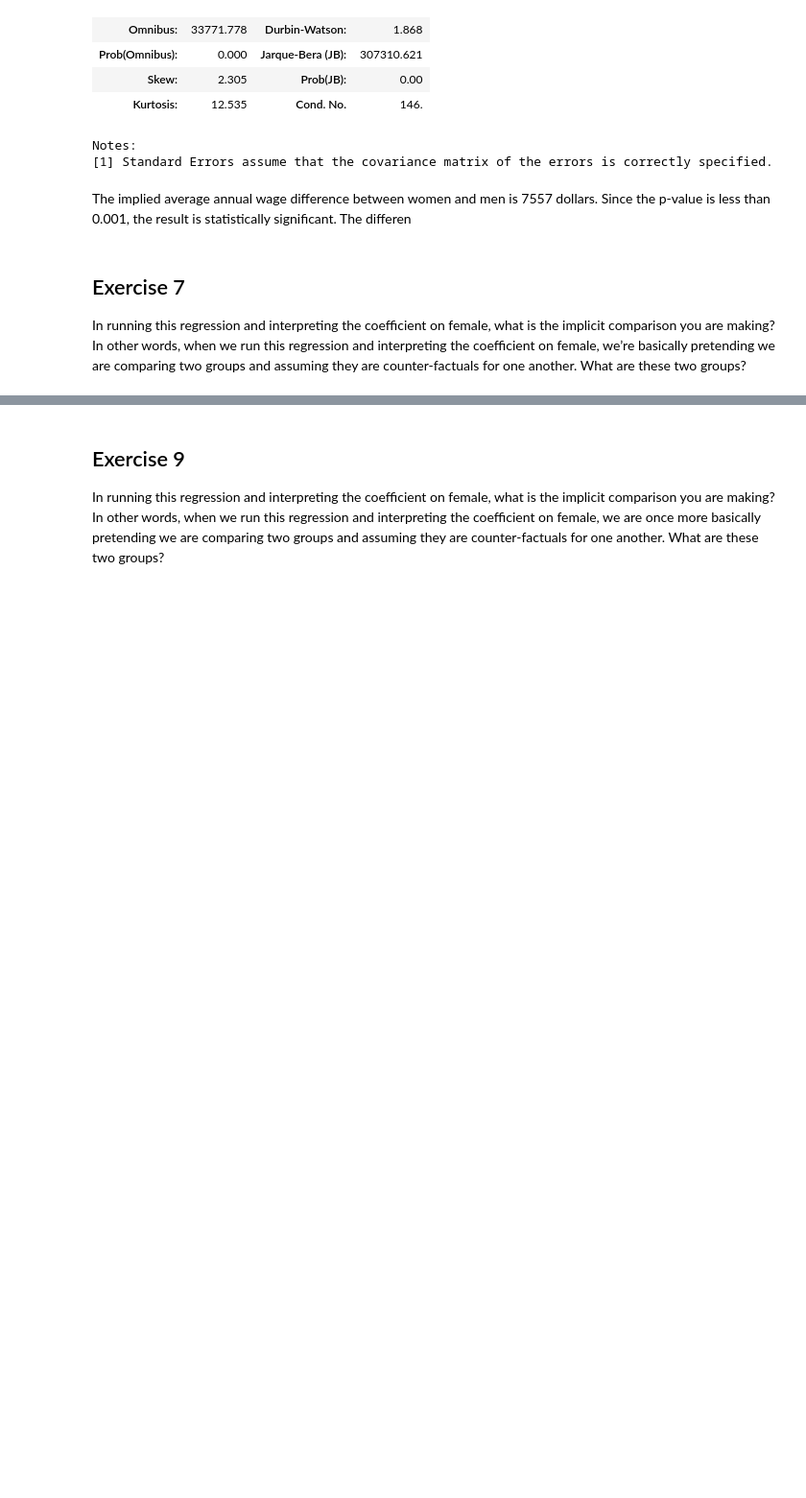
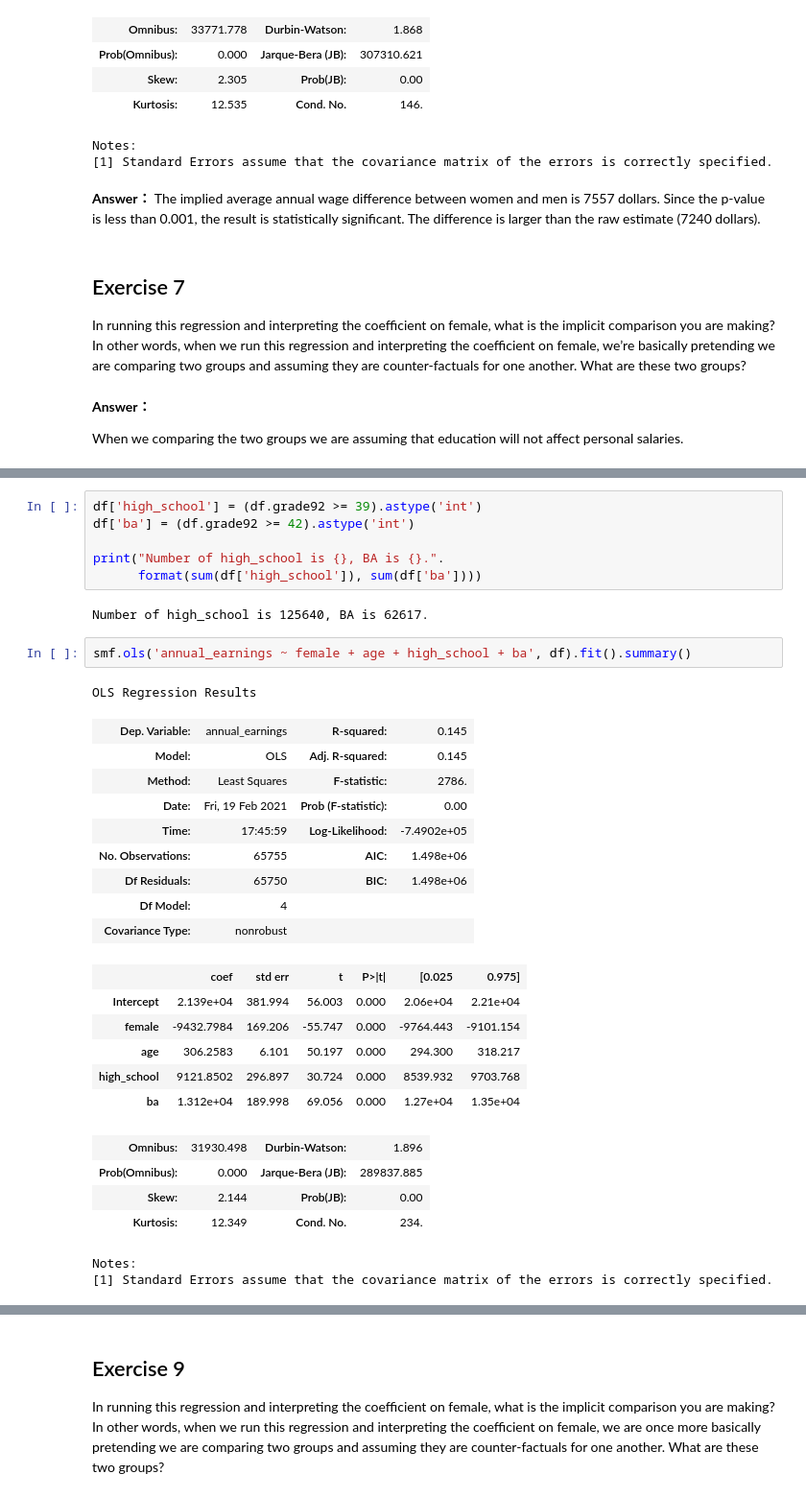
Before and after one commit to gamecicn/ids701_assignment, a Jupyter notebook: as3_discrimination.ipynb, the cells around one changed output, grey strips where cells are left out. Shown at 96% size. Cells and saved outputs as stored; diff of their text form; blank space fills up the shorter version.

```diff
--- a/as3_discrimination.ipynb
+++ b/as3_discrimination.ipynb
@@ -140,10 +137,14 @@ OLS Regression Results
 Notes:
 [1] Standard Errors assume that the covariance matrix of the errors is correctly specified.
 # %% [markdown]
-The implied average annual wage difference between women and men is 7557 dollars. Since the p-value is less than 0.001, the result is statistically significant. The differen
+**Answer：** The implied average annual wage difference between women and men is 7557 dollars. Since the p-value is less than 0.001, the result is statistically significant. The difference is larger than the raw estimate (7240 dollars).
 # %% [markdown]
 ## Exercise 7
 In running this regression and interpreting the coefficient on female, what is the implicit comparison you are making? In other words, when we run this regression and interpreting the coefficient on female, we’re basically pretending we are comparing two groups and assuming they are counter-factuals for one another. What are these two groups?
+# %% [markdown]
+**Answer：**
+
+When we comparing the two groups we are assuming that education will not affect personal salaries.
 # %% [markdown]
 # Exercise 8
 Now let’s add to our regression an indicator variable for whether the respondent has at least graduated high school, and an indicator for whether the respondent at least has a BA.
@@ -153,3 +154,36 @@ In answering this question, use the following table of codes for the variable gr
 Education is coded as follows:
 
 ![cps_educ_codes](./img/cps_educ_codes.png)
+# %%
+df['high_school'] = (df.grade92 >= 39).astype('int')
+df['ba'] = (df.grade92 >= 42).astype('int')
+
+print("Number of high_school is {}, BA is {}.".
+      format(sum(df['high_school']), sum(df['ba'])))
+# %% [output]
+Number of high_school is 125640, BA is 62617.
+# %%
+smf.ols('annual_earnings ~ female + age + high_school + ba', df).fit().summary()
+# %% [output]
+OLS Regression Results
+| Dep. Variable: | annual_earnings | R-squared: | 0.145 |
+| Model: | OLS | Adj. R-squared: | 0.145 |
+| Method: | Least Squares | F-statistic: | 2786. |
+| Date: | Fri, 19 Feb 2021 | Prob (F-statistic): | 0.00 |
+| Time: | 17:45:59 | Log-Likelihood: | -7.4902e+05 |
+| No. Observations: | 65755 | AIC: | 1.498e+06 |
+| Df Residuals: | 65750 | BIC: | 1.498e+06 |
+| Df Model: | 4 |  |  |
+| Covariance Type: | nonrobust |  |  |
+|  | coef | std err | t | P>|t| | [0.025 | 0.975] |
+| Intercept | 2.139e+04 | 381.994 | 56.003 | 0.000 | 2.06e+04 | 2.21e+04 |
+| female | -9432.7984 | 169.206 | -55.747 | 0.000 | -9764.443 | -9101.154 |
+| age | 306.2583 | 6.101 | 50.197 | 0.000 | 294.300 | 318.217 |
+| high_school | 9121.8502 | 296.897 | 30.724 | 0.000 | 8539.932 | 9703.768 |
+| ba | 1.312e+04 | 189.998 | 69.056 | 0.000 | 1.27e+04 | 1.35e+04 |
+| Omnibus: | 31930.498 | Durbin-Watson: | 1.896 |
+| Prob(Omnibus): | 0.000 | Jarque-Bera (JB): | 289837.885 |
+| Skew: | 2.144 | Prob(JB): | 0.00 |
+| Kurtosis: | 12.349 | Cond. No. | 234. |
+Notes:
+[1] Standard Errors assume that the covariance matrix of the errors is correctly specified.
```
Also changed, not shown: parts of 4 cells of this notebook.
